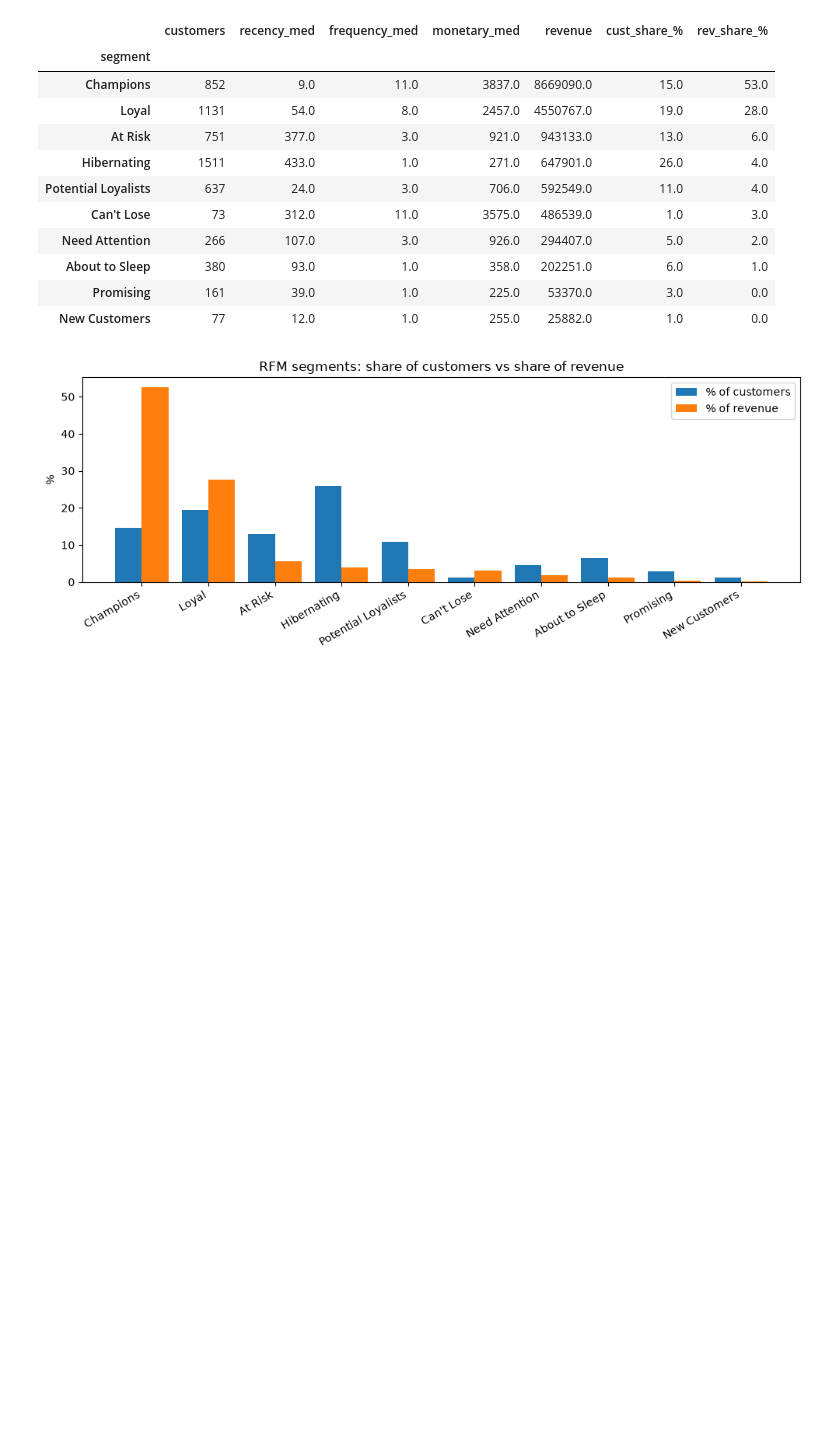
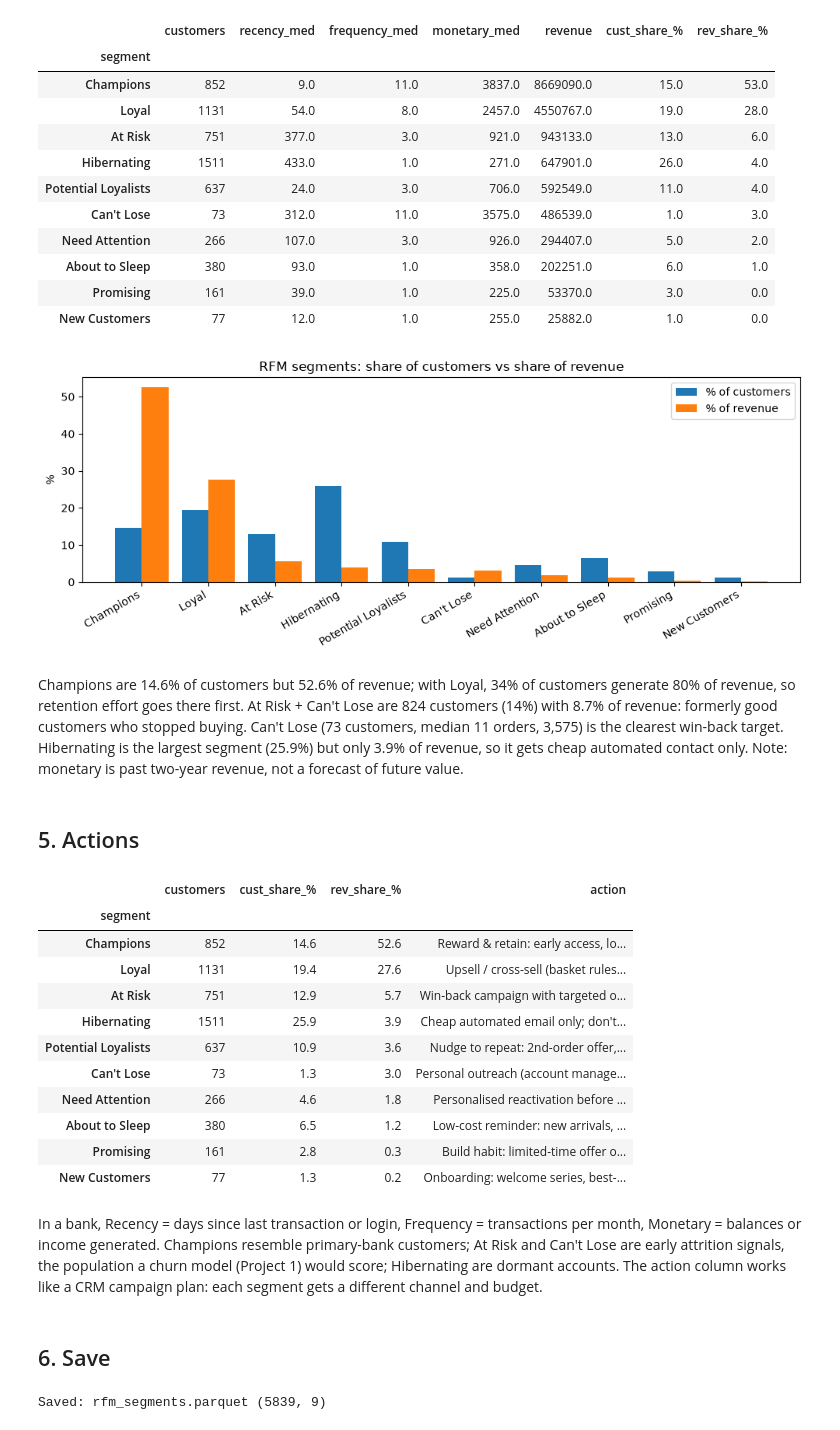
Before and after one commit to Ysharbat/market-basket-next-product, a Jupyter notebook: notebooks/02_rfm.ipynb, the cells around one changed output. Cells and saved outputs as stored; diff of their text form; code cells hidden in the pictures; blank space fills up the shorter version.

Commit message:
02: RFM segmentation with notes and banking mapping

```diff
--- a/notebooks/02_rfm.ipynb
+++ b/notebooks/02_rfm.ipynb
@@ -4,7 +4,6 @@ Goal: describe each registered customer by Recency, Frequency and Monetary value
 # %% [markdown]
 ## 1. Load data
 # %%
-## 1. Load data
 import pandas as pd
 import numpy as np
 import matplotlib.pyplot as plt
@@ -12,6 +11,7 @@ from pathlib import Path
 
 pd.set_option("display.max_columns", 50)
 pd.set_option("display.max_rows", 100)
+pd.set_option("display.max_colwidth", 100)
 
 PROJECT_DIR = Path.cwd().parent
 CLEAN_PATH = PROJECT_DIR / "data" / "processed" / "online_retail_clean.parquet"
@@ -175,3 +187,45 @@ plt.tight_layout()
 plt.show()
 # %% [output]
 [figure]
+# %% [markdown]
+Champions are 14.6% of customers but 52.6% of revenue; with Loyal, 34% of customers generate 80% of revenue, so retention effort goes there first. At Risk + Can't Lose are 824 customers (14%)  with 8.7% of revenue: formerly good customers who stopped buying. Can't Lose (73 customers, median 11 orders, 3,575) is the clearest win-back target. Hibernating is the largest segment (25.9%) but only 3.9% of revenue, so it gets cheap automated contact only. Note: monetary is past two-year revenue, not a forecast of future value.
+# %% [markdown]
+## 5. Actions
+# %%
+actions = {
+    "Champions":           "Reward & retain: early access, loyalty perks; ask for referrals",
+    "Loyal":               "Upsell / cross-sell (basket rules), volume discounts",
+    "Potential Loyalists": "Nudge to repeat: 2nd-order offer, product recommendations",
+    "New Customers":       "Onboarding: welcome series, best-sellers",
+    "Promising":           "Build habit: limited-time offer on related products",
+    "Need Attention":      "Personalised reactivation before they slip further",
+    "About to Sleep":      "Low-cost reminder: new arrivals, seasonal campaign",
+    "At Risk":             "Win-back campaign with targeted offer",
+    "Can't Lose":          "Personal outreach (account manager call), strong win-back offer",
+    "Hibernating":         "Cheap automated email only; don't spend budget",
+}
+seg["action"] = seg.index.map(actions)
+seg[["customers", "cust_share_%", "rev_share_%", "action"]]
+# %% [output]
+|  | customers | cust_share_% | rev_share_% | action |
+| segment |  |  |  |  |
+| Champions | 852 | 14.6 | 52.6 | Reward & retain: early access, lo... |
+| Loyal | 1131 | 19.4 | 27.6 | Upsell / cross-sell (basket rules... |
+| At Risk | 751 | 12.9 | 5.7 | Win-back campaign with targeted o... |
+| Hibernating | 1511 | 25.9 | 3.9 | Cheap automated email only; don't... |
+| Potential Loyalists | 637 | 10.9 | 3.6 | Nudge to repeat: 2nd-order offer,... |
+| Can't Lose | 73 | 1.3 | 3.0 | Personal outreach (account manage... |
+| Need Attention | 266 | 4.6 | 1.8 | Personalised reactivation before ... |
+| About to Sleep | 380 | 6.5 | 1.2 | Low-cost reminder: new arrivals, ... |
+| Promising | 161 | 2.8 | 0.3 | Build habit: limited-time offer o... |
+| New Customers | 77 | 1.3 | 0.2 | Onboarding: welcome series, best-... |
+# %% [markdown]
+In a bank, Recency = days since last transaction or login, Frequency = transactions per month, Monetary = balances or income generated. Champions resemble primary-bank customers; At Risk and Can't Lose are early attrition signals, the population a churn model (Project 1) would score; Hibernating are dormant accounts. The action column works like a CRM campaign plan: each segment gets a different channel and budget.
+# %% [markdown]
+## 6. Save
+# %%
+OUT = PROJECT_DIR / "data" / "processed" / "rfm_segments.parquet"
+rfm.reset_index().to_parquet(OUT, index=False)
+print("Saved:", OUT.name, rfm.shape)
+# %% [output]
+Saved: rfm_segments.parquet (5839, 9)
```
Also changed, not shown: parts of 4 cells of this notebook, 1 other file.
